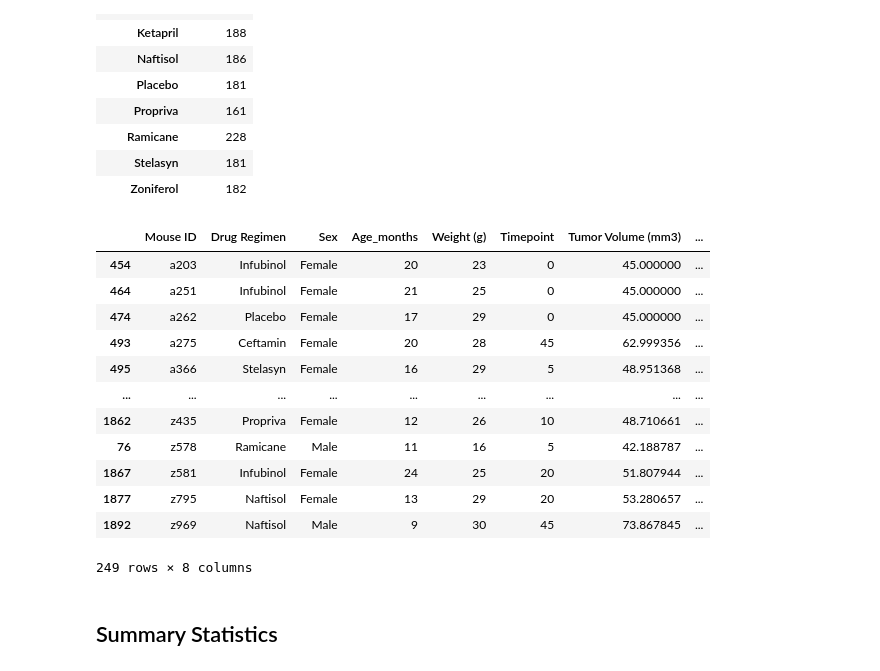
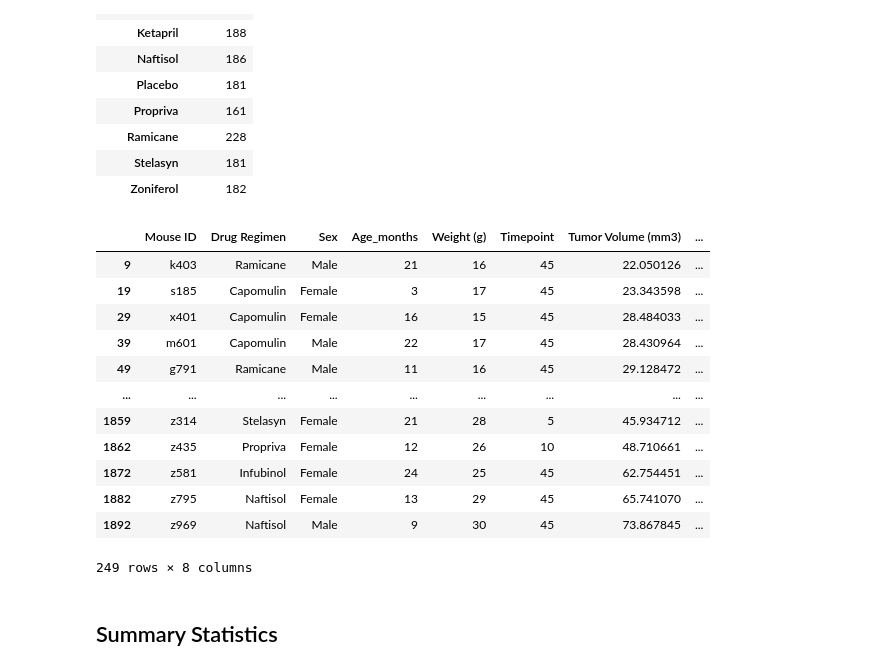
Before and after one commit to j1candel/matplotlib-challenge, a Jupyter notebook: Pymaceuticals/pymaceuticals_starter.ipynb, the cells around one changed output. Cells and saved outputs as stored; diff of their text form; code cells hidden in the pictures.

```diff
--- a/Pymaceuticals/pymaceuticals_starter.ipynb
+++ b/Pymaceuticals/pymaceuticals_starter.ipynb
@@ -67,21 +67,21 @@ duplicate_mice_df
 # Optional: Get all the data for the duplicate mouse ID.
 # %%
 # Create a clean DataFrame by dropping the duplicate mouse by its ID.
-mice_data_df.sort_values("Mouse ID", inplace = True)
+#mice_data_df.sort_values("Mouse ID", inplace = True)
 clean_data_df = mice_data_df.drop_duplicates(subset = 'Mouse ID', keep = 'last')
 clean_data_df
 # %% [output]
 |  | Mouse ID | Drug Regimen | Sex | Age_months | Weight (g) | Timepoint | Tumor Volume (mm3) | ... |
-| 454 | a203 | Infubinol | Female | 20 | 23 | 0 | 45.000000 | ... |
-| 464 | a251 | Infubinol | Female | 21 | 25 | 0 | 45.000000 | ... |
-| 474 | a262 | Placebo | Female | 17 | 29 | 0 | 45.000000 | ... |
-| 493 | a275 | Ceftamin | Female | 20 | 28 | 45 | 62.999356 | ... |
-| 495 | a366 | Stelasyn | Female | 16 | 29 | 5 | 48.951368 | ... |
+| 9 | k403 | Ramicane | Male | 21 | 16 | 45 | 22.050126 | ... |
+| 19 | s185 | Capomulin | Female | 3 | 17 | 45 | 23.343598 | ... |
+| 29 | x401 | Capomulin | Female | 16 | 15 | 45 | 28.484033 | ... |
+| 39 | m601 | Capomulin | Male | 22 | 17 | 45 | 28.430964 | ... |
+| 49 | g791 | Ramicane | Male | 11 | 16 | 45 | 29.128472 | ... |
 | ... | ... | ... | ... | ... | ... | ... | ... | ... |
+| 1859 | z314 | Stelasyn | Female | 21 | 28 | 5 | 45.934712 | ... |
 | 1862 | z435 | Propriva | Female | 12 | 26 | 10 | 48.710661 | ... |
-| 76 | z578 | Ramicane | Male | 11 | 16 | 5 | 42.188787 | ... |
-| 1867 | z581 | Infubinol | Female | 24 | 25 | 20 | 51.807944 | ... |
-| 1877 | z795 | Naftisol | Female | 13 | 29 | 20 | 53.280657 | ... |
+| 1872 | z581 | Infubinol | Female | 24 | 25 | 45 | 62.754451 | ... |
+| 1882 | z795 | Naftisol | Female | 13 | 29 | 45 | 65.741070 | ... |
 | 1892 | z969 | Naftisol | Male | 9 | 30 | 45 | 73.867845 | ... |
 249 rows × 8 columns
 # %%
```
Also changed, not shown: parts of 9 cells of this notebook.
